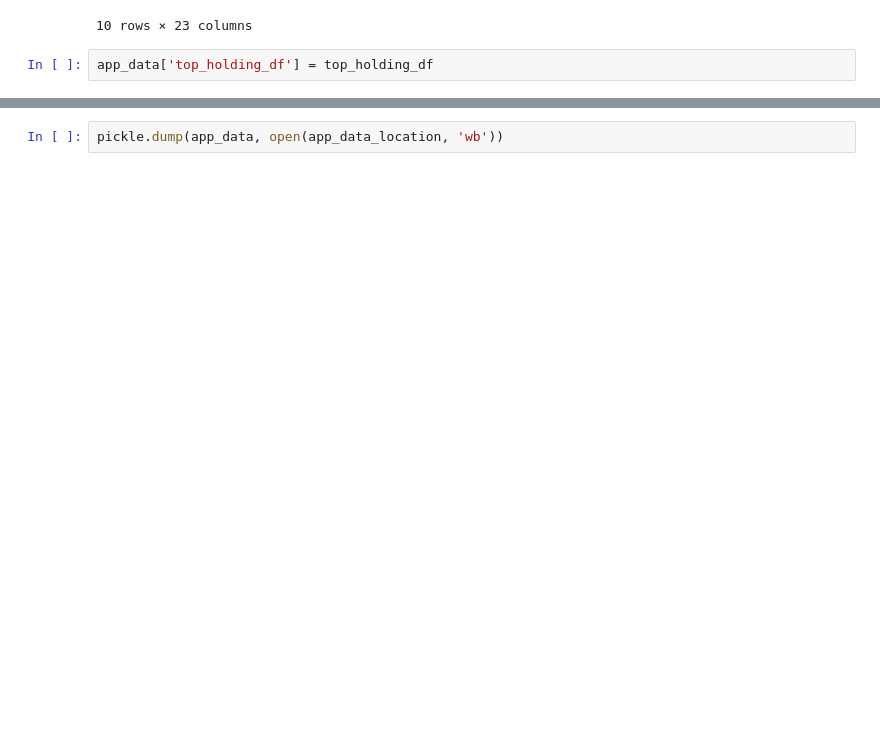
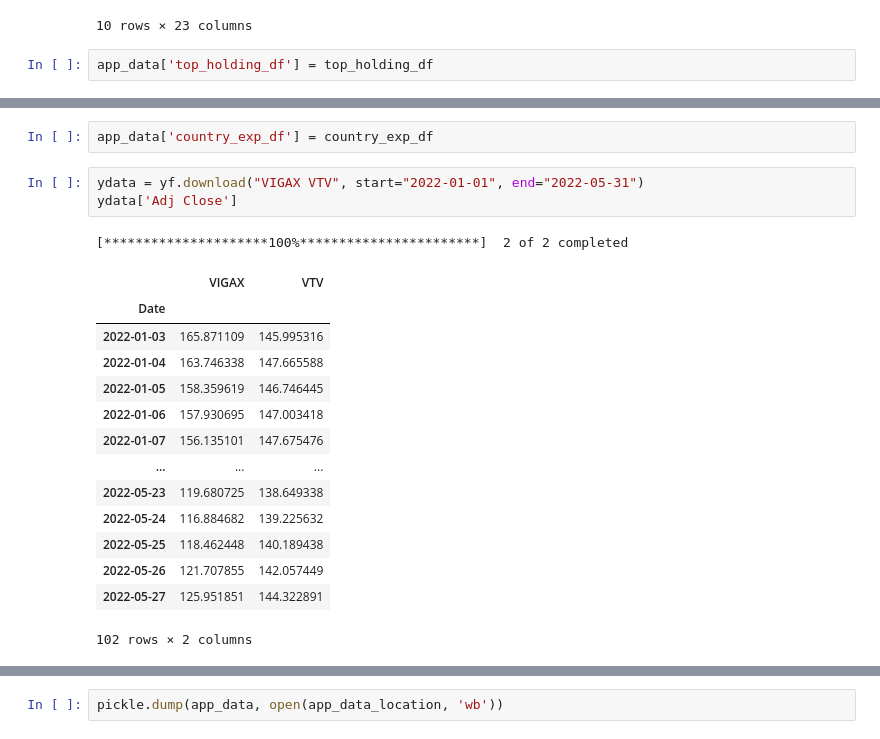
Before and after one commit to KatrinaJames/ci, a Jupyter notebook: analysis/fetch_canadian_data.ipynb, the cells around one changed output, grey strips where cells are left out. Cells and saved outputs as stored; diff of their text form; blank space fills up the shorter version.

```diff
--- a/analysis/fetch_canadian_data.ipynb
+++ b/analysis/fetch_canadian_data.ipynb
@@ -198,0 +265,21 @@ app_data['top_holding_df'] = top_holding_df
+# %%
+app_data['country_exp_df'] = country_exp_df
+# %%
+ydata = yf.download("VIGAX VTV", start="2022-01-01", end="2022-05-31")
+ydata['Adj Close']
+# %% [output]
+[*********************100%***********************]  2 of 2 completed
+|  | VIGAX | VTV |
+| Date |  |  |
+| 2022-01-03 | 165.871109 | 145.995316 |
+| 2022-01-04 | 163.746338 | 147.665588 |
+| 2022-01-05 | 158.359619 | 146.746445 |
+| 2022-01-06 | 157.930695 | 147.003418 |
+| 2022-01-07 | 156.135101 | 147.675476 |
+| ... | ... | ... |
+| 2022-05-23 | 119.680725 | 138.649338 |
+| 2022-05-24 | 116.884682 | 139.225632 |
+| 2022-05-25 | 118.462448 | 140.189438 |
+| 2022-05-26 | 121.707855 | 142.057449 |
+| 2022-05-27 | 125.951851 | 144.322891 |
+102 rows × 2 columns
```
Also changed, not shown: parts of 8 cells of this notebook, 6 other files.
